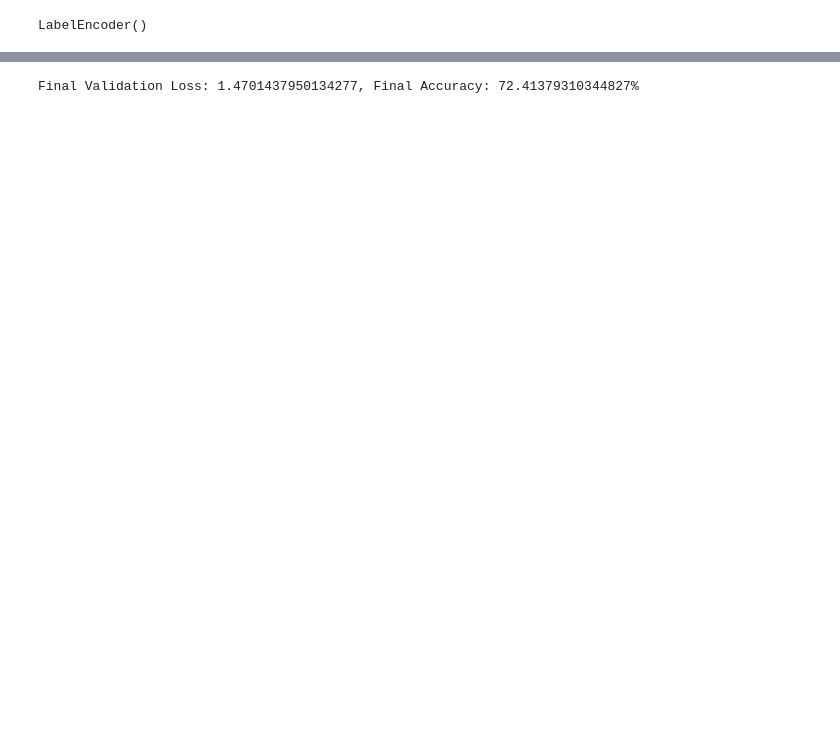
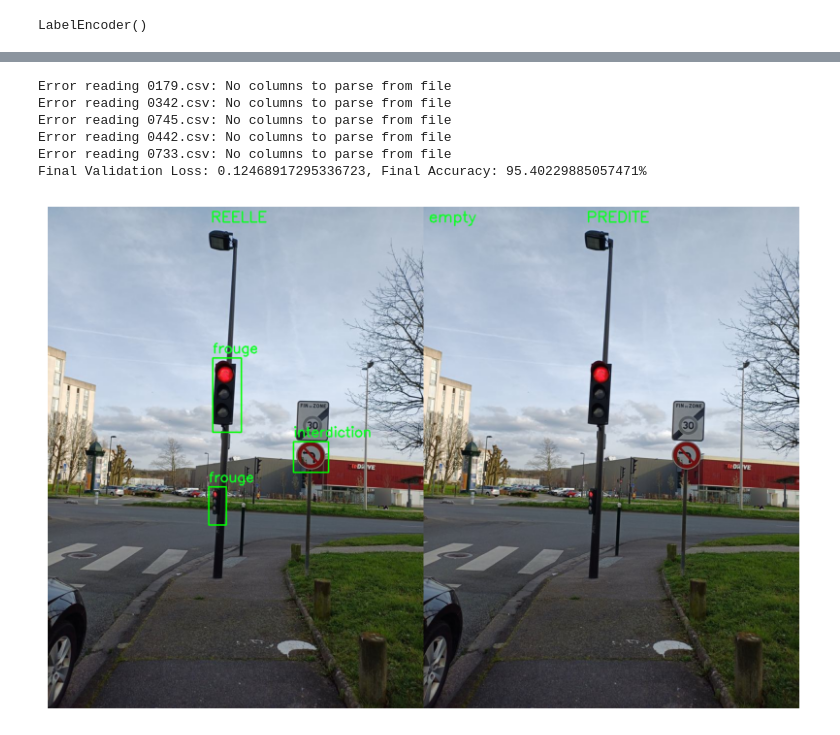
Before and after one commit to adrsimon/detection-panneaux-sy32, a Jupyter notebook: cnn.ipynb, the cells around one changed output, grey strips where cells are left out. Saved outputs shown, nothing was run; the diff lists cells and outputs as text; code cells hidden in the pictures; blank space fills up the shorter version.

```diff
--- a/cnn.ipynb
+++ b/cnn.ipynb
@@ -77,8 +39,8 @@ transform = transforms.Compose([
     transforms.Normalize((0.5, 0.5, 0.5), (0.5, 0.5, 0.5))
 ])
 
-train_dataset = VideosDataset(image_dir='train/images2',
-                              annotation_dir='train/labels2',
+train_dataset = VideosDataset(image_dir='train/images',
+                              annotation_dir='train/labels',
                               label_encoder=label_encoder,
                               transform=transform)
 
@@ -87,8 +49,5 @@ val_dataset = VideosDataset(image_dir='val/images',
                             label_encoder=label_encoder,
                             transform=transform)
 
-print(f'Train dataset size: {len(train_dataset)}')
-print(f'Validation dataset size: {len(val_dataset)}')
-
 train_loader = DataLoader(train_dataset, batch_size=32, shuffle=True)
 val_loader = DataLoader(val_dataset, batch_size=32, shuffle=False)
@@ -123,7 +61,7 @@ model = SimpleCNN(num_classes)
 criterion = nn.CrossEntropyLoss()
 optimizer = optim.Adam(model.parameters(), lr=0.001)
 # %%
-num_epochs = 25
+num_epochs = 10
 
 for epoch in range(num_epochs):
     print(f'Starting Epoch {epoch+1}/{num_epochs}')
@@ -148,6 +86,7 @@ for epoch in range(num_epochs):
     total = 0
     with torch.no_grad():
         for images, labels in val_loader:
+
             outputs = model(images)
             loss = criterion(outputs, labels)
             val_loss += loss.item()
@@ -191,8 +129,10 @@ with torch.no_grad():
         correct += (predicted == labels).sum().item()
 
 print(f'Final Validation Loss: {val_loss/len(val_loader)}, Final Accuracy: {100 * correct / total}%')
-
-# Sauvegarde du modèle
-torch.save(model.state_dict(), 'simple_cnn.pth')
 # %% [output]
-Final Validation Loss: 1.4701437950134277, Final Accuracy: 72.41379310344827%
+Error reading 0179.csv: No columns to parse from file
+Error reading 0342.csv: No columns to parse from file
+Error reading 0745.csv: No columns to parse from file
+Error reading 0442.csv: No columns to parse from file
+Error reading 0733.csv: No columns to parse from file
+Final Validation Loss: 0.12468917295336723, Final Accuracy: 95.40229885057471%
@@ -198,0 +151,54 @@ Final Validation Loss: 1.4701437950134277, Final Accuracy: 72.41379310344827%
+# %%
+def detect_objects(image_path, model, label_encoder):
+    image = Image.open(image_path).convert("RGB")
+    transform = transforms.Compose([
+        transforms.Resize((128, 128)),
+        transforms.ToTensor(),
+        transforms.Normalize((0.5, 0.5, 0.5), (0.5, 0.5, 0.5))
+    ])
+    image = transform(image).unsqueeze(0)
+    model.eval()
+    with torch.no_grad():
+        outputs = model(image)
+        _, predicted = torch.max(outputs.data, 1)
+        label = label_encoder.inverse_transform(predicted.numpy())[0]
+    return label
+
+def draw_boxes(image_path, annotation_path):
+    image = cv2.imread(image_path)
+    annotation = pd.read_csv(annotation_path, header=None)
+    for i in range(len(annotation)):
+        label = annotation.iloc[i, 4]
+        if label != 'empty':
+            x1 = int(annotation.iloc[i, 0])
+            y1 = int(annotation.iloc[i, 1])
+            x2 = int(annotation.iloc[i, 2])
+            y2 = int(annotation.iloc[i, 3])
+        else:
+            x1, y1, x2, y2 = 10, 40, 0, 0
+        cv2.rectangle(image, (x1, y1), (x2, y2), (0, 255, 0), 2)
+        cv2.putText(image, label, (x1, y1-10), cv2.FONT_HERSHEY_SIMPLEX, 0.9, (36,255,12), 2)
+        cv2.putText(image, 'REELLE', (image.shape[1]//2-50, 30), cv2.FONT_HERSHEY_SIMPLEX, 1, (36,255,12), 2)
+    return image
+
+def draw_boxes_pred(image_path, model, label_encoder):
+    image = cv2.imread(image_path)
+    label = detect_objects(image_path, model, label_encoder)
+    cv2.putText(image, label, (10, 30), cv2.FONT_HERSHEY_SIMPLEX, 1, (36,255,12), 2)
+    cv2.putText(image, 'PREDITE', (image.shape[1]//2-50, 30), cv2.FONT_HERSHEY_SIMPLEX, 1, (36,255,12), 2)
+    return image
+
+def display_image(image):
+    plt.figure(figsize=(10, 10))
+    plt.imshow(cv2.cvtColor(image, cv2.COLOR_BGR2RGB))
+    plt.axis('off')
+    plt.show()
+
+image_path = 'train/images/0017.jpg'
+annotation_path = 'train/labels/0017.csv'
+
+image = draw_boxes(image_path, annotation_path)
+image_pred = draw_boxes_pred(image_path, model, label_encoder)
+display_image(np.hstack((image, image_pred)))
+# %% [output]
+[figure, added]
```
Also changed, not shown: parts of 7 cells of this notebook, 1 other file.
